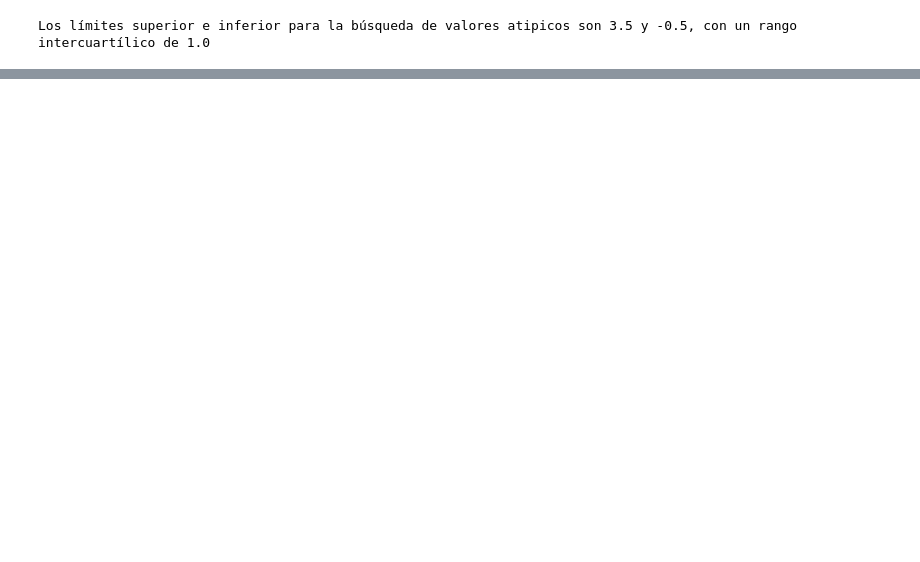
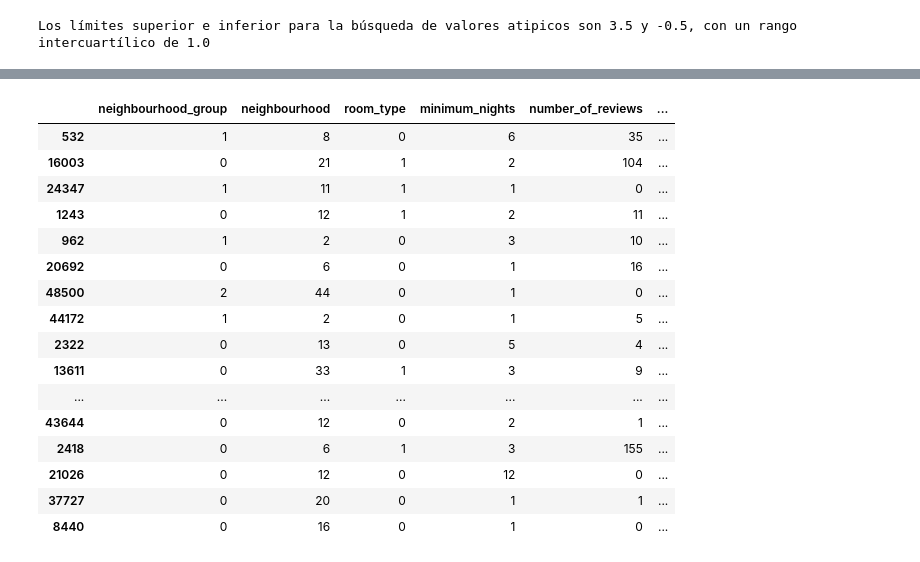
Before and after one commit to 4GeeksAcademy/Loic-machine-learning-python-template, a Jupyter notebook: src/explore.ipynb, the cells around one changed output, grey strips where cells are left out. Drawn from its saved outputs; the diff is of its cells as text; code cells hidden in the pictures; blank space fills up the shorter version.

```diff
--- a/src/explore.ipynb
+++ b/src/explore.ipynb
@@ -223,0 +242,10 @@ df[df['calculated_host_listings_count']>5].shape
+# %%
+#Division en train y test
+from sklearn.model_selection import train_test_split
+
+X = df.drop("price", axis = 1)
+y = df["price"]
+
+X_train, X_test, y_train, y_test = train_test_split(X, y, test_size = 0.15, random_state = 42)
+
+X_train.head()
@@ -223,0 +280,38 @@ df[df['calculated_host_listings_count']>5].shape
+# %%
+#codificando variables categoricas
+from sklearn.preprocessing import LabelEncoder
+
+X_train_cat = X_train.copy()
+X_test_cat = X_test.copy()
+
+label_encoder_neighbourhood_group = LabelEncoder()
+label_encoder_room_type = LabelEncoder()
+label_encoder_neighbourhood = LabelEncoder()
+
+X_train_cat['neighbourhood_group'] = label_encoder_neighbourhood_group.fit_transform(X_train['neighbourhood_group'])
+X_train_cat['neighbourhood'] = label_encoder_neighbourhood.fit_transform(X_train['neighbourhood'])
+X_train_cat['room_type'] = label_encoder_room_type.fit_transform(X_train['room_type'])
+
+X_test_cat['neighbourhood_group'] = label_encoder_neighbourhood_group.fit_transform(X_test['neighbourhood_group'])
+X_test_cat['neighbourhood'] = label_encoder_neighbourhood.fit_transform(X_test['neighbourhood'])
+X_test_cat['room_type'] = label_encoder_room_type.fit_transform(X_test['room_type'])
+
+X_train_cat.head(20)
+# %% [output]
+|  | neighbourhood_group | neighbourhood | room_type | minimum_nights | number_of_reviews | ... |
+| 532 | 1 | 8 | 0 | 6 | 35 | ... |
+| 16003 | 0 | 21 | 1 | 2 | 104 | ... |
+| 24347 | 1 | 11 | 1 | 1 | 0 | ... |
+| 1243 | 0 | 12 | 1 | 2 | 11 | ... |
+| 962 | 1 | 2 | 0 | 3 | 10 | ... |
+| 20692 | 0 | 6 | 0 | 1 | 16 | ... |
+| 48500 | 2 | 44 | 0 | 1 | 0 | ... |
+| 44172 | 1 | 2 | 0 | 1 | 5 | ... |
+| 2322 | 0 | 13 | 0 | 5 | 4 | ... |
+| 13611 | 0 | 33 | 1 | 3 | 9 | ... |
+| ... | ... | ... | ... | ... | ... | ... |
+| 43644 | 0 | 12 | 0 | 2 | 1 | ... |
+| 2418 | 0 | 6 | 1 | 3 | 155 | ... |
+| 21026 | 0 | 12 | 0 | 12 | 0 | ... |
+| 37727 | 0 | 20 | 0 | 1 | 1 | ... |
+| 8440 | 0 | 16 | 0 | 1 | 0 | ... |
```
Also changed, not shown: parts of 20 cells of this notebook.
